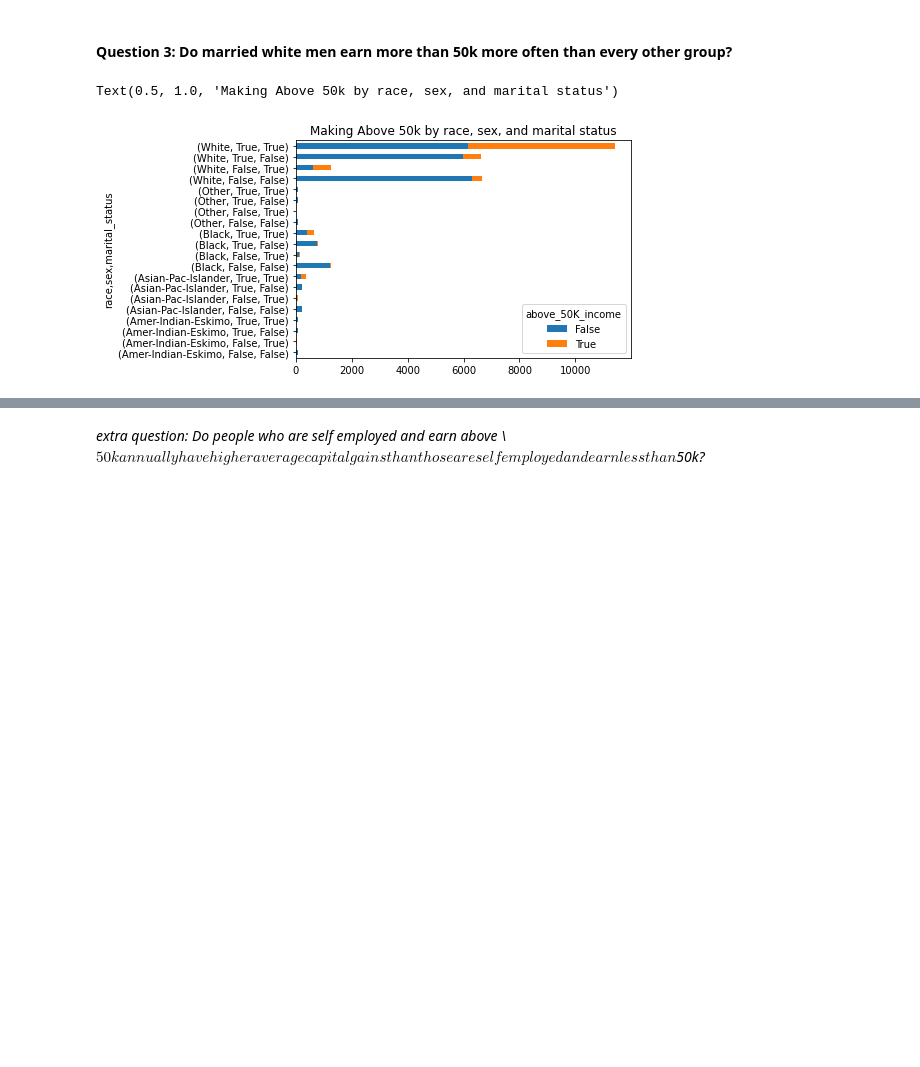
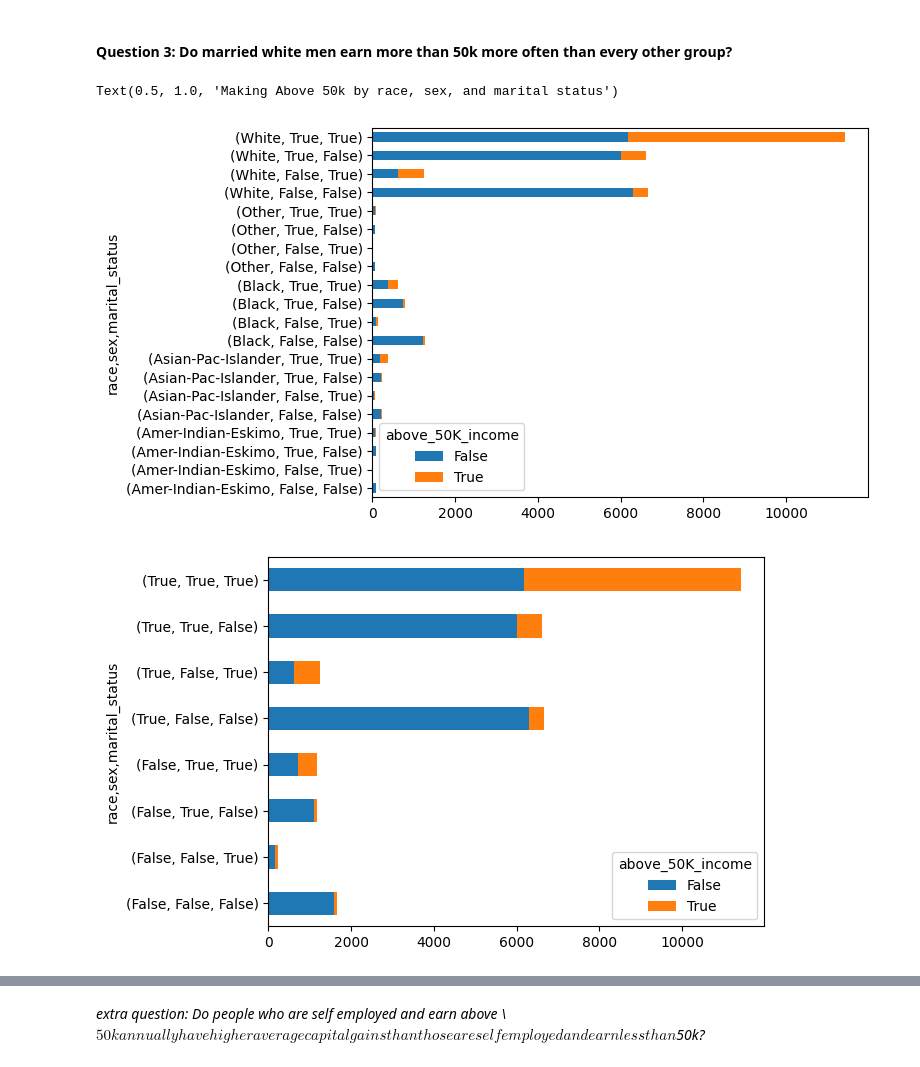
Before and after one commit to mariaherediaa/CS5324-Labs, a Jupyter notebook: Lab1/Lab 1.ipynb, the cells around one changed output, grey strips where cells are left out. Cells and saved outputs as stored; diff of their text form; code cells hidden in the pictures; blank space fills up the shorter version.

```diff
--- a/Lab1/Lab 1.ipynb
+++ b/Lab1/Lab 1.ipynb
@@ -350,8 +350,22 @@ Of individuals with at least a high school education, it seems that the group of
 # %% [markdown]
 #### Question 3: Do married white men earn more than 50k more often than every other group?
 # %%
+# Original
 pd.crosstab([df['race'], (df['sex'] == 'Male'), (df['marital_status'] == 'Married-civ-spouse')], df['above_50K_income']).plot(kind='barh', stacked=True)
+
+# To whoever is working on this chart, here's two alternatives to think about
+
+# 1.
+pd.crosstab([df['race'] == 'White', (df['sex'] == 'Male'), (df['marital_status'] == 'Married-civ-spouse')], df['above_50K_income']).plot(kind='barh', stacked=True)
+
+# 2.
+pd.crosstab(
+    [(df['race'] == 'White') & (df['sex'] == 'Male') & (df['marital_status'] == 'Married-civ-spouse')], df['above_50K_income']
+).plot(kind='barh', stacked=True)
+
+
 plt.title('Making Above 50k by race, sex, and marital status')
 # %% [output]
 Text(0.5, 1.0, 'Making Above 50k by race, sex, and marital status')
-[figure, old version]
+[figure, new version]
+[figure, added]
```
Also changed, not shown: parts of 3 cells of this notebook.
